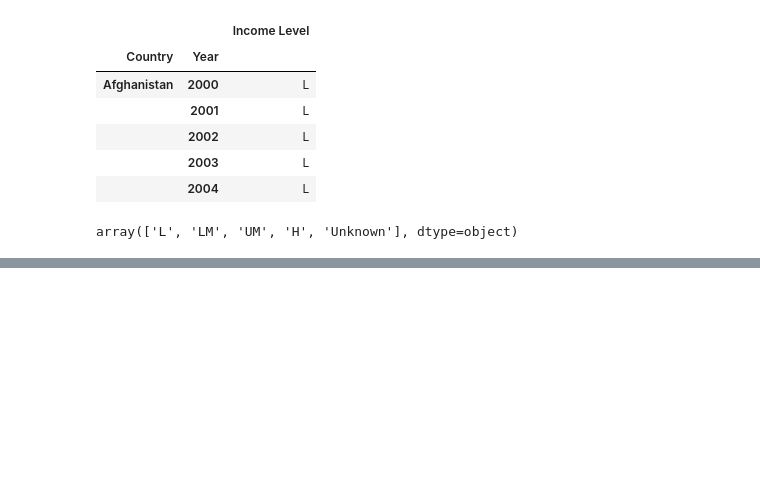
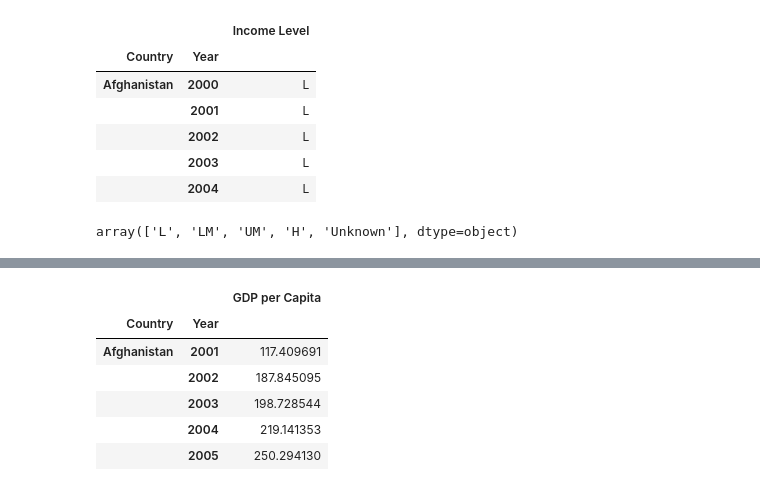
Before and after one commit to patrickFuerst/human_life_exp, a Jupyter notebook: Data_Collection_Insights(Patrick).ipynb, the cells around one changed output, grey strips where cells are left out. Saved outputs shown, nothing was run; the diff lists cells and outputs as text; code cells hidden in the pictures; blank space fills up the shorter version.

Commit message:
preprocess all data and save all data

```diff
--- a/Data_Collection_Insights(Patrick).ipynb
+++ b/Data_Collection_Insights(Patrick).ipynb
@@ -276,0 +289,26 @@ array(['L', 'LM', 'UM', 'H', 'Unknown'], dtype=object)
+# %%
+df_gpd_per_capita.drop(['Series Code','Series Name','Country Code'], axis=1, inplace=True)
+# %%
+def truncate_column(c):
+    return c.split(' ')[0]
+
+df_gpd_per_capita = df_gpd_per_capita.rename(truncate_column,axis=1)
+# %%
+df_gpd_per_capita_filtered = df_gpd_per_capita.set_index('Country')
+df_gpd_per_capita_filtered.columns.names= ['Year']
+df_gpd_per_capita_filtered = pd.DataFrame(df_gpd_per_capita_filtered.stack())
+df_gpd_per_capita_filtered = df_gpd_per_capita_filtered.reset_index()
+df_gpd_per_capita_filtered = df_gpd_per_capita_filtered[df_gpd_per_capita_filtered['Year'].astype(float) >= 2000]
+df_gpd_per_capita_filtered.set_index(['Country','Year'], inplace=True)
+# %%
+df_gpd_per_capita = df_gpd_per_capita_filtered
+df_gpd_per_capita.columns = ['GDP per Capita']
+display(df_gpd_per_capita.head(5))
+# %% [output]
+|  |  | GDP per Capita |
+| Country | Year |  |
+| Afghanistan | 2001 | 117.409691 |
+|  | 2002 | 187.845095 |
+|  | 2003 | 198.728544 |
+|  | 2004 | 219.141353 |
+|  | 2005 | 250.294130 |
```
Also changed, not shown: parts of 10 cells of this notebook, 5 other files.
